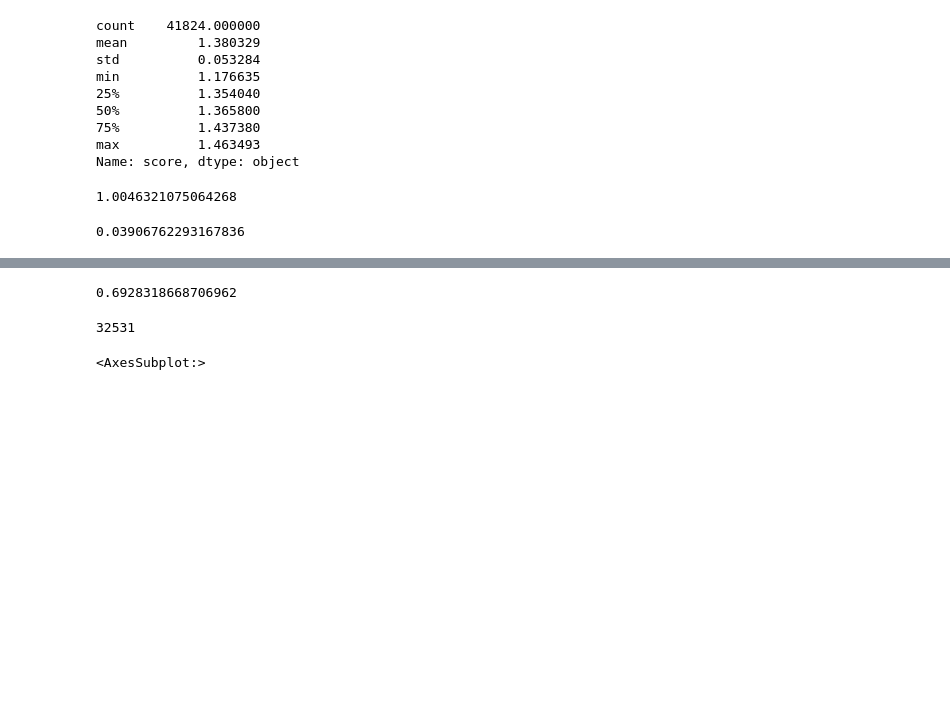
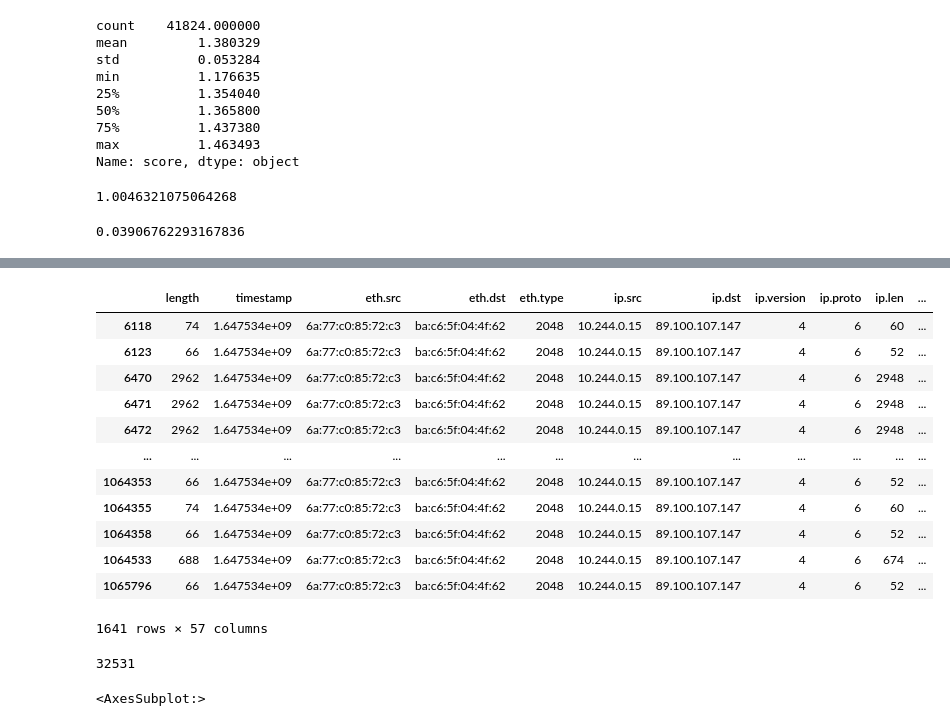
Before and after one commit to hotshot07/thesis, a Jupyter notebook: final_notebooks/model_9*/Think this is it.ipynb, the cells around one changed output, grey strips where cells are left out. Saved outputs shown, nothing was run; the diff lists cells and outputs as text; code cells hidden in the pictures; blank space fills up the shorter version.

```diff
--- a/final_notebooks/model_9*/Think this is it.ipynb
+++ b/final_notebooks/model_9*/Think this is it.ipynb
@@ -254,7 +263,19 @@ Name: ip.dst, dtype: int64
 # %%
-28977/41824
+attack_df[attack_df["ip.dst"] == '89.100.107.147']
 # %% [output]
+|  | length | timestamp | eth.src | eth.dst | eth.type | ip.src | ip.dst | ip.version | ip.proto | ip.len | ... |
+| 6118 | 74 | 1.647534e+09 | 6a:77:c0:85:72:c3 | ba:c6:5f:04:4f:62 | 2048 | 10.244.0.15 | 89.100.107.147 | 4 | 6 | 60 | ... |
+| 6123 | 66 | 1.647534e+09 | 6a:77:c0:85:72:c3 | ba:c6:5f:04:4f:62 | 2048 | 10.244.0.15 | 89.100.107.147 | 4 | 6 | 52 | ... |
+| 6470 | 2962 | 1.647534e+09 | 6a:77:c0:85:72:c3 | ba:c6:5f:04:4f:62 | 2048 | 10.244.0.15 | 89.100.107.147 | 4 | 6 | 2948 | ... |
+| 6471 | 2962 | 1.647534e+09 | 6a:77:c0:85:72:c3 | ba:c6:5f:04:4f:62 | 2048 | 10.244.0.15 | 89.100.107.147 | 4 | 6 | 2948 | ... |
+| 6472 | 2962 | 1.647534e+09 | 6a:77:c0:85:72:c3 | ba:c6:5f:04:4f:62 | 2048 | 10.244.0.15 | 89.100.107.147 | 4 | 6 | 2948 | ... |
+| ... | ... | ... | ... | ... | ... | ... | ... | ... | ... | ... | ... |
+| 1064353 | 66 | 1.647534e+09 | 6a:77:c0:85:72:c3 | ba:c6:5f:04:4f:62 | 2048 | 10.244.0.15 | 89.100.107.147 | 4 | 6 | 52 | ... |
+| 1064355 | 74 | 1.647534e+09 | 6a:77:c0:85:72:c3 | ba:c6:5f:04:4f:62 | 2048 | 10.244.0.15 | 89.100.107.147 | 4 | 6 | 60 | ... |
+| 1064358 | 66 | 1.647534e+09 | 6a:77:c0:85:72:c3 | ba:c6:5f:04:4f:62 | 2048 | 10.244.0.15 | 89.100.107.147 | 4 | 6 | 52 | ... |
+| 1064533 | 688 | 1.647534e+09 | 6a:77:c0:85:72:c3 | ba:c6:5f:04:4f:62 | 2048 | 10.244.0.15 | 89.100.107.147 | 4 | 6 | 674 | ... |
+| 1065796 | 66 | 1.647534e+09 | 6a:77:c0:85:72:c3 | ba:c6:5f:04:4f:62 | 2048 | 10.244.0.15 | 89.100.107.147 | 4 | 6 | 52 | ... |
-0.6928318668706962
+1641 rows × 57 columns
 # %%
 len(anomalous_dict)
 # %% [output]
```
Also changed, not shown: parts of 12 cells of this notebook, 14 other files.
